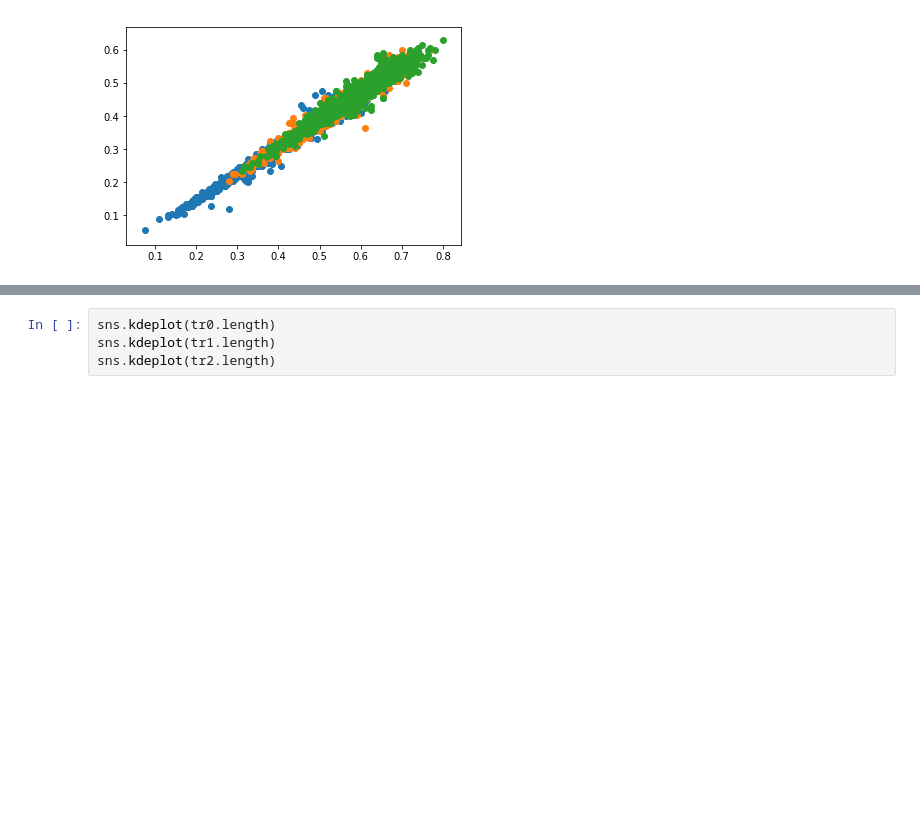
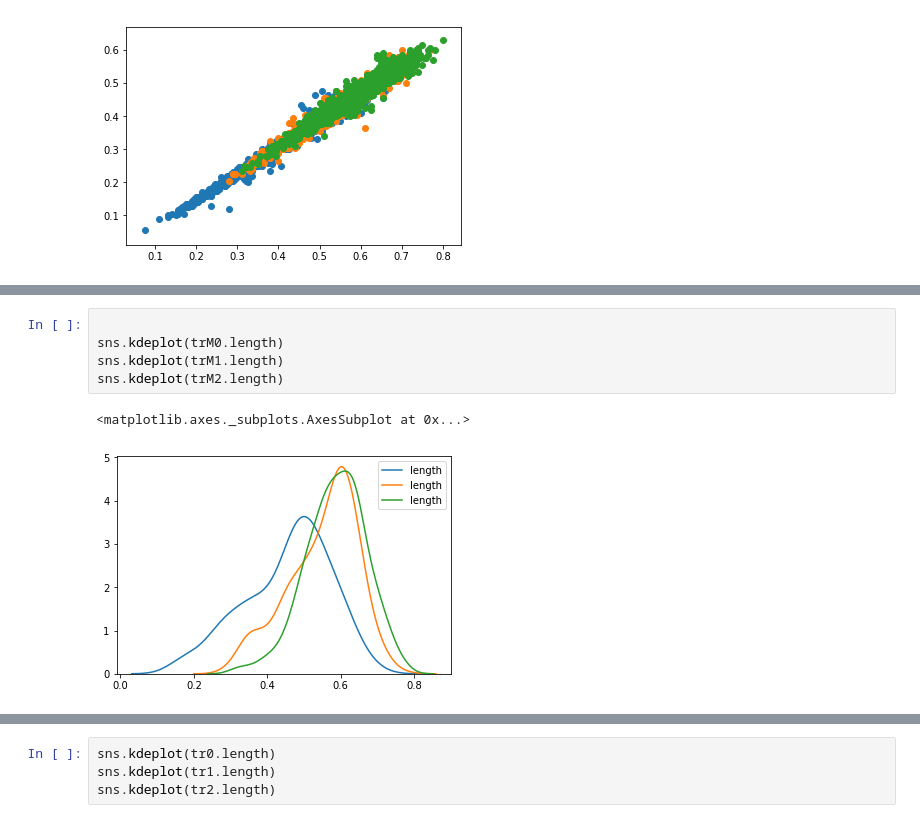
Before and after one commit to kishkash555/biu, a Jupyter notebook: 2019-2/MachLearn/ex2/ex2_data.ipynb, the cells around one changed output, grey strips where cells are left out. Saved outputs shown, nothing was run; the diff lists cells and outputs as text; blank space fills up the shorter version.

```diff
--- a/2019-2/MachLearn/ex2/ex2_data.ipynb
+++ b/2019-2/MachLearn/ex2/ex2_data.ipynb
@@ -67,0 +114,8 @@ plt.scatter(tr2.length, tr2.diameter)
+# %%
+
+sns.kdeplot(trM0.length)
+sns.kdeplot(trM1.length)
+sns.kdeplot(trM2.length)
+# %% [output]
+<matplotlib.axes._subplots.AxesSubplot at 0x...>
+[figure, added]
```
Also changed, not shown: parts of 6 cells of this notebook, 7 other files.
